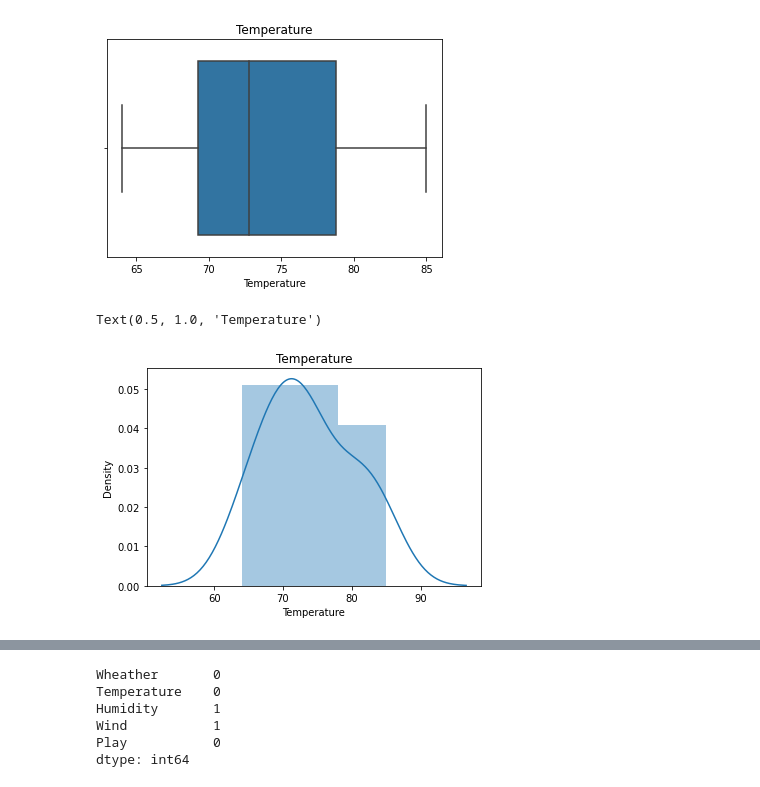
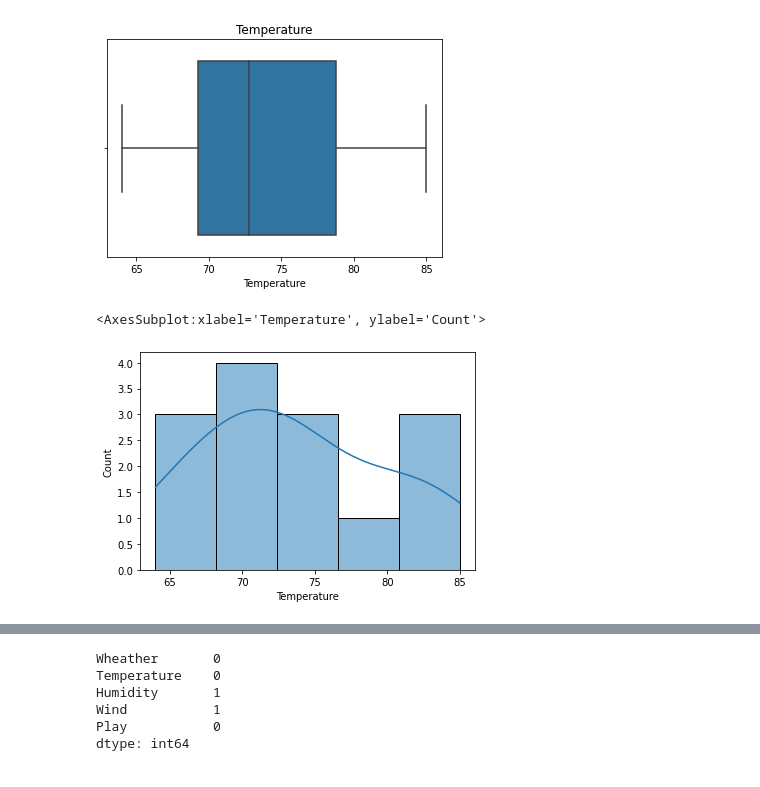
Before and after one commit to gr4nada/data-scientist-roadmap, a Jupyter notebook: 04 - Programming/08 - Others/data_cleansing_and_data_transformation.ipynb, the cells around one changed output, grey strips where cells are left out. Cells and saved outputs as stored; diff of their text form; code cells hidden in the pictures.

```diff
--- a/04 - Programming/08 - Others/data_cleansing_and_data_transformation.ipynb
+++ b/04 - Programming/08 - Others/data_cleansing_and_data_transformation.ipynb
@@ -452,10 +438,10 @@ srn.boxplot(dataset['Temperature']).set_title('Temperature')
 Text(0.5, 1.0, 'Temperature')
 [figure]
 # %%
-srn.distplot(dataset['Temperature']).set_title('Temperature')
+srn.histplot(dataset['Temperature'], kde=True)
 # %% [output]
-Text(0.5, 1.0, 'Temperature')
+<AxesSubplot:xlabel='Temperature', ylabel='Count'>
-[figure, old version]
+[figure, new version]
 # %%
 group = dataset.groupby('Wheather').size()
 group
```
Also changed, not shown: parts of 17 cells of this notebook.
